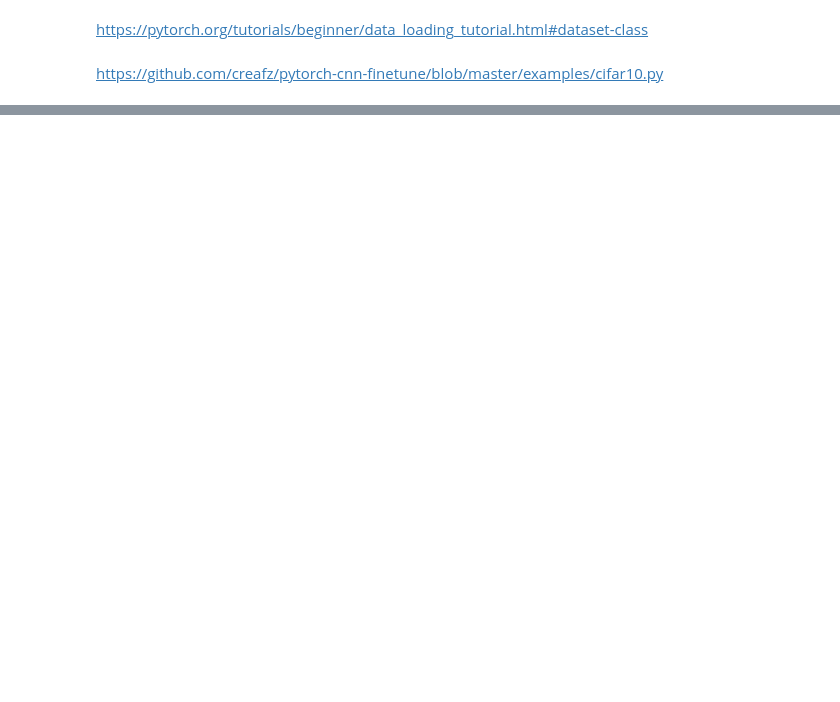
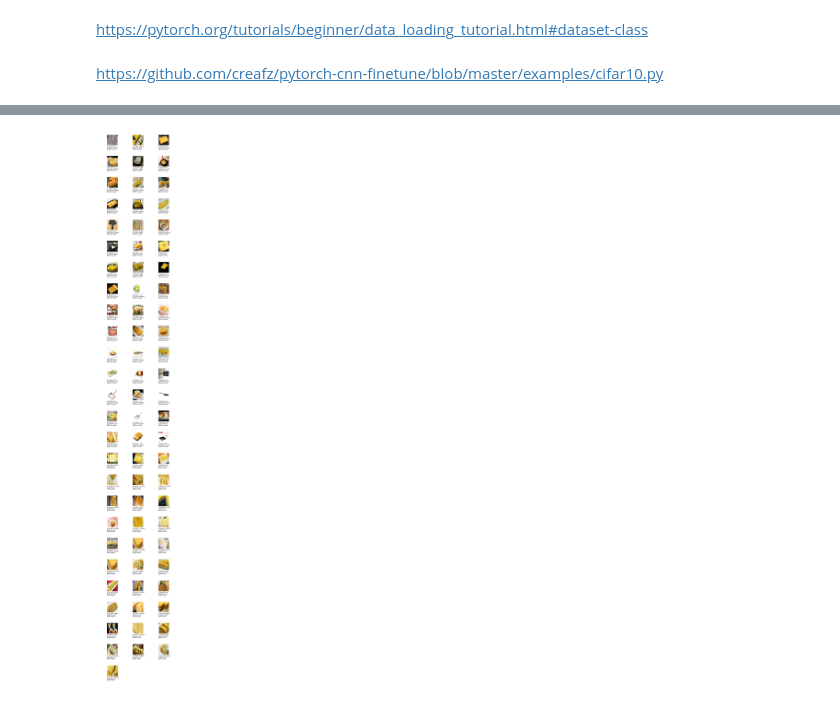
Before and after one commit to wararaki718/tamagoyaki, a Jupyter notebook: classifier/vgg16.ipynb, the cells around one changed output, grey strips where cells are left out. Cells and saved outputs as stored; diff of their text form; code cells hidden in the pictures; blank space fills up the shorter version.

Commit message:
lower the learning rage, nice figure added

```diff
--- a/classifier/vgg16.ipynb
+++ b/classifier/vgg16.ipynb
@@ -43,8 +56,4 @@ test_loader = torch.utils.data.DataLoader(test_set, shuffle=True)
 # %% [markdown]
 https://github.com/creafz/pytorch-cnn-finetune/blob/master/examples/cifar10.py
-# %%
-model = make_model('vgg16', num_classes=2, pretrained=True, input_size=(128, 128))
-device = torch.device('cpu')
-model = model.to(device)
 # %%
 criterion = nn.CrossEntropyLoss()
@@ -73,15 +82,20 @@ def test():
     model.eval()
     test_loss = 0
     correct = 0
+    outputs = []
+    targets = []
     with torch.no_grad():
         for data, target in test_loader:
+            targets.append(target)
             data, target = data.to(device), target.to(device)
             output = model(data)
             test_loss += criterion(output, target).item()
             pred = output.data.max(1, keepdim=True)[1]
             correct += pred.eq(target.data.view_as(pred)).long().cpu().sum().item()
+            outputs.append(output.cpu().detach().numpy())
 
     test_loss /= len(test_loader.dataset)
     accuracy = 100. * correct / len(test_loader.dataset)
     print(f'\nTest set: Average loss: {test_loss:.4f}, Accuracy: {correct}/{len(test_loader.dataset)} ({accuracy:.0f}%)\n')
+    return outputs, targets
 # %%
@@ -90,0 +124,3 @@ for epoch in range(1, 6):
+# %%
+%matplotlib inline
+outputs, targets = test()
@@ -90,0 +129,9 @@ for epoch in range(1, 6):
+# %%
+imgs = test_set.get_full_data()
+
+logits = np.concatenate(
+    outputs
+)
+sums = np.exp(logits)
+probs = sums / sums.sum(axis=1)[:, np.newaxis]
+labels = np.concatenate([x.detach().numpy() for x in targets])
@@ -90,0 +140,26 @@ for epoch in range(1, 6):
+# %%
+n_cols = 3
+nrows = len(labels) // n_cols
+if len(labels) % n_cols:
+    nrows+= 1
+
+
+fig = plt.figure(figsize=(n_cols,nrows),dpi=200)
+
+for i, (label, prob) in enumerate(zip(labels, probs)):
+    plt.subplot(nrows, n_cols, i+1)
+    plt.imshow(imgs[i])
+    p_dashi = prob[0]
+    p_tamag = prob[1]
+    answer = {
+        0: 'dashi',
+        1: 'tamago'
+    }[label]
+    plt.text(0, 180,
+             f"p_tamag={p_tamag:.2}\np_dashi={p_dashi:.2}\nlabel={answer}",
+            fontsize=4)
+    plt.axis('off')
+
+plt.subplots_adjust(left=1, bottom=0, right=2, top=None, wspace=0.3, hspace=1)
+# %% [output]
+[figure, added]
```
Also changed, not shown: parts of 10 cells of this notebook.
